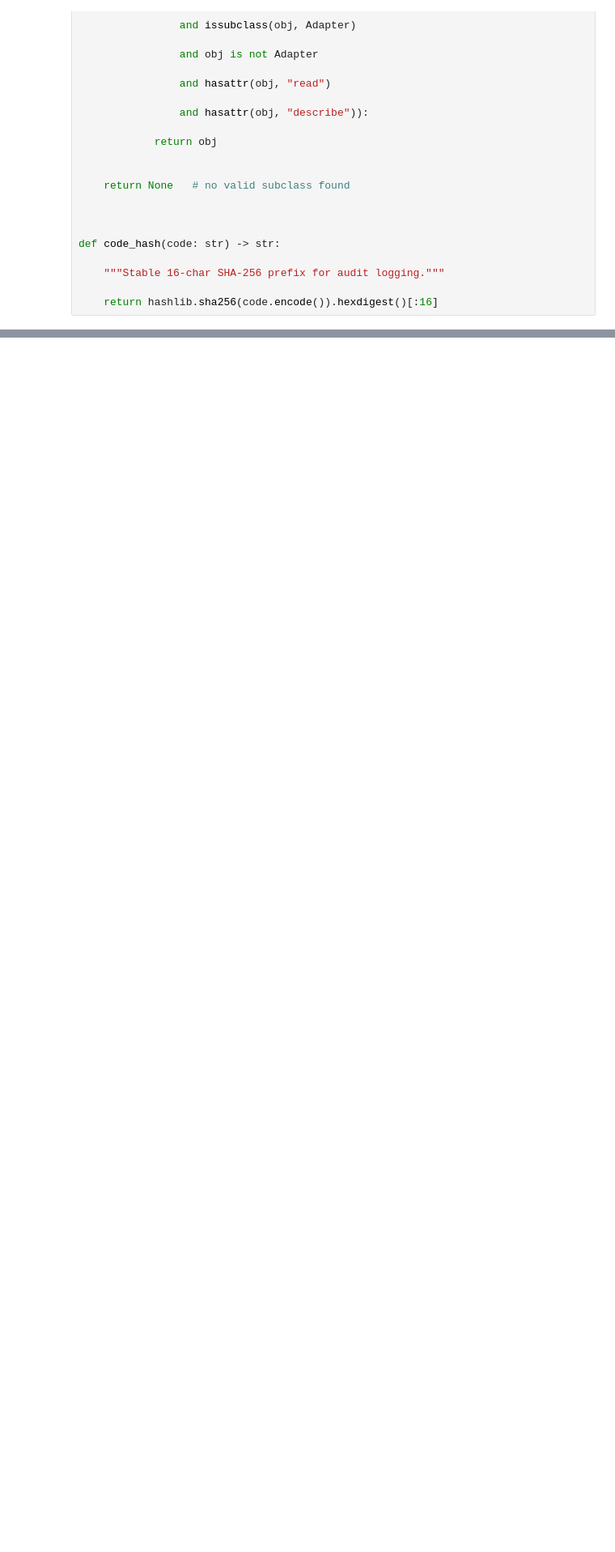
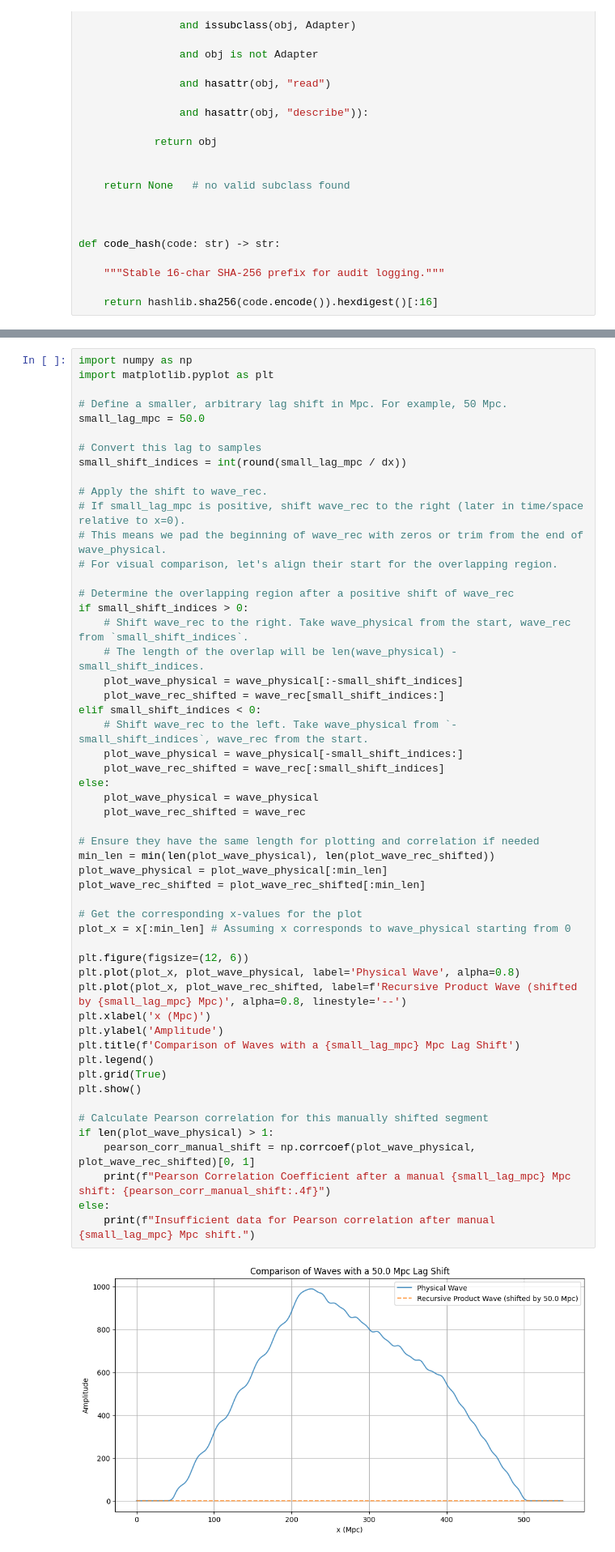
Before and after one commit to ProjWashuRyoko-pixel/Ryoko-Seven-v2, a Jupyter notebook: Ryoko_Seven_v2_GI.ipynb, the cells around one changed output, grey strips where cells are left out. Shown at 81% size. Drawn from its saved outputs; the diff is of its cells as text; blank space fills up the shorter version.

```diff
--- a/Ryoko_Seven_v2_GI.ipynb
+++ b/Ryoko_Seven_v2_GI.ipynb
@@ -15152,0 +14947,55 @@ if __name__ == "__main__":
+# %%
+import numpy as np
+import matplotlib.pyplot as plt
+
+# Define a smaller, arbitrary lag shift in Mpc. For example, 50 Mpc.
+small_lag_mpc = 50.0
+
+# Convert this lag to samples
+small_shift_indices = int(round(small_lag_mpc / dx))
+
+# Apply the shift to wave_rec.
+# If small_lag_mpc is positive, shift wave_rec to the right (later in time/space relative to x=0).
+# This means we pad the beginning of wave_rec with zeros or trim from the end of wave_physical.
+# For visual comparison, let's align their start for the overlapping region.
+
+# Determine the overlapping region after a positive shift of wave_rec
+if small_shift_indices > 0:
+    # Shift wave_rec to the right. Take wave_physical from the start, wave_rec from `small_shift_indices`.
+    # The length of the overlap will be len(wave_physical) - small_shift_indices.
+    plot_wave_physical = wave_physical[:-small_shift_indices]
+    plot_wave_rec_shifted = wave_rec[small_shift_indices:]
+elif small_shift_indices < 0:
+    # Shift wave_rec to the left. Take wave_physical from `-small_shift_indices`, wave_rec from the start.
+    plot_wave_physical = wave_physical[-small_shift_indices:]
+    plot_wave_rec_shifted = wave_rec[:small_shift_indices]
+else:
+    plot_wave_physical = wave_physical
+    plot_wave_rec_shifted = wave_rec
+
+# Ensure they have the same length for plotting and correlation if needed
+min_len = min(len(plot_wave_physical), len(plot_wave_rec_shifted))
+plot_wave_physical = plot_wave_physical[:min_len]
+plot_wave_rec_shifted = plot_wave_rec_shifted[:min_len]
+
+# Get the corresponding x-values for the plot
+plot_x = x[:min_len] # Assuming x corresponds to wave_physical starting from 0
+
+plt.figure(figsize=(12, 6))
+plt.plot(plot_x, plot_wave_physical, label='Physical Wave', alpha=0.8)
+plt.plot(plot_x, plot_wave_rec_shifted, label=f'Recursive Product Wave (shifted by {small_lag_mpc} Mpc)', alpha=0.8, linestyle='--')
+plt.xlabel('x (Mpc)')
+plt.ylabel('Amplitude')
+plt.title(f'Comparison of Waves with a {small_lag_mpc} Mpc Lag Shift')
+plt.legend()
+plt.grid(True)
+plt.show()
+
+# Calculate Pearson correlation for this manually shifted segment
+if len(plot_wave_physical) > 1:
+    pearson_corr_manual_shift = np.corrcoef(plot_wave_physical, plot_wave_rec_shifted)[0, 1]
+    print(f"Pearson Correlation Coefficient after a manual {small_lag_mpc} Mpc shift: {pearson_corr_manual_shift:.4f}")
+else:
+    print(f"Insufficient data for Pearson correlation after manual {small_lag_mpc} Mpc shift.")
+# %% [output]
+[figure, added]
```
Also changed, not shown: parts of 164 cells of this notebook.
